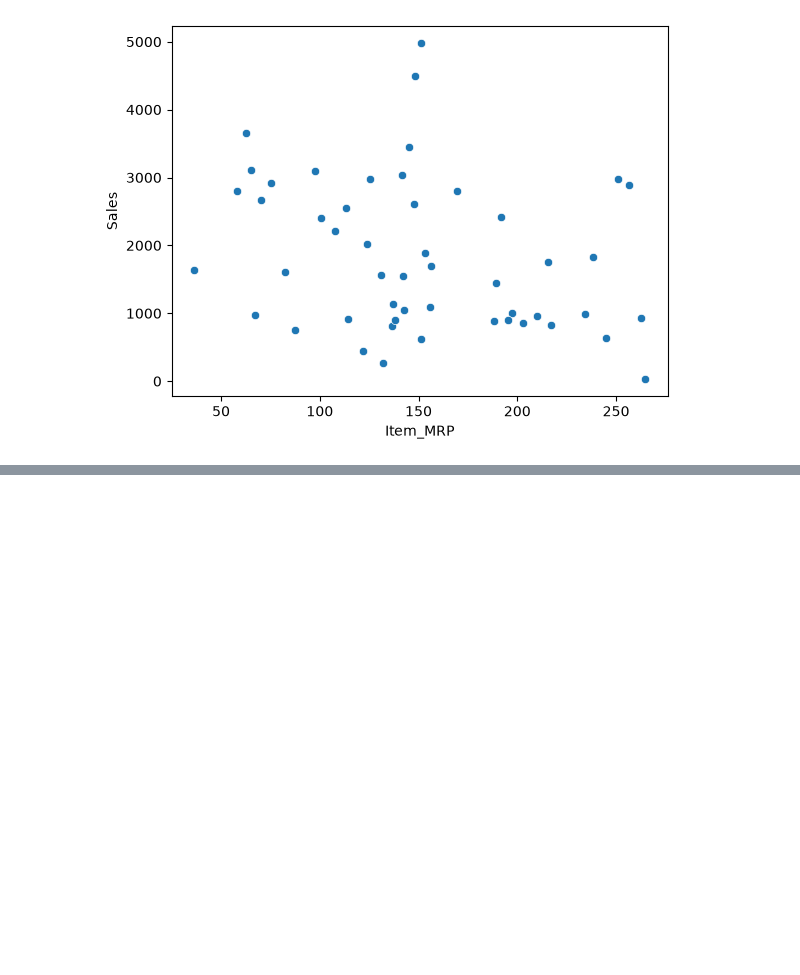
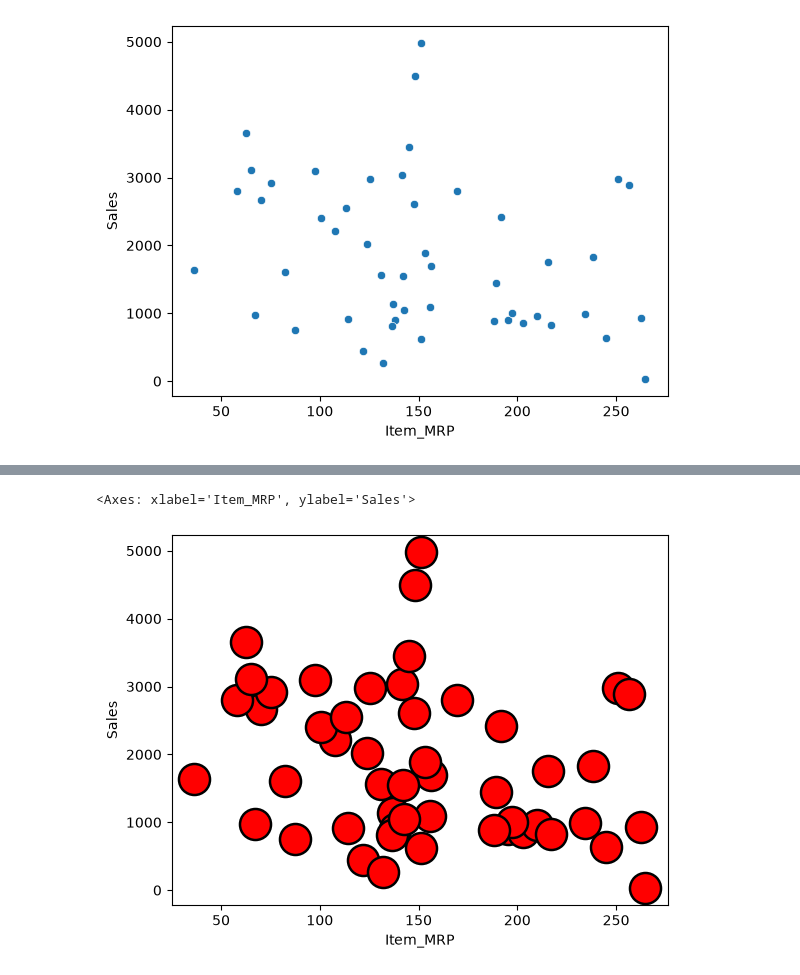
Before and after one commit to Haerulanwar05/Zero-To-ML-Engineer, a Jupyter notebook: Seaborn/seaborn_Scatterplot.ipynb, the cells around one changed output, grey strips where cells are left out. Saved outputs shown, nothing was run; the diff lists cells and outputs as text; code cells hidden in the pictures; blank space fills up the shorter version.

```diff
--- a/Seaborn/seaborn_Scatterplot.ipynb
+++ b/Seaborn/seaborn_Scatterplot.ipynb
@@ -26,0 +42,5 @@ sns.scatterplot(data=mart, x='Item_MRP', y='Sales')
+# %%
+sns.scatterplot(data=mart, x='Item_MRP', y='Sales',s=500,color='red',edgecolor='black')
+# %% [output]
+<Axes: xlabel='Item_MRP', ylabel='Sales'>
+[figure, added]
```
Also changed, not shown: parts of 4 cells of this notebook.
